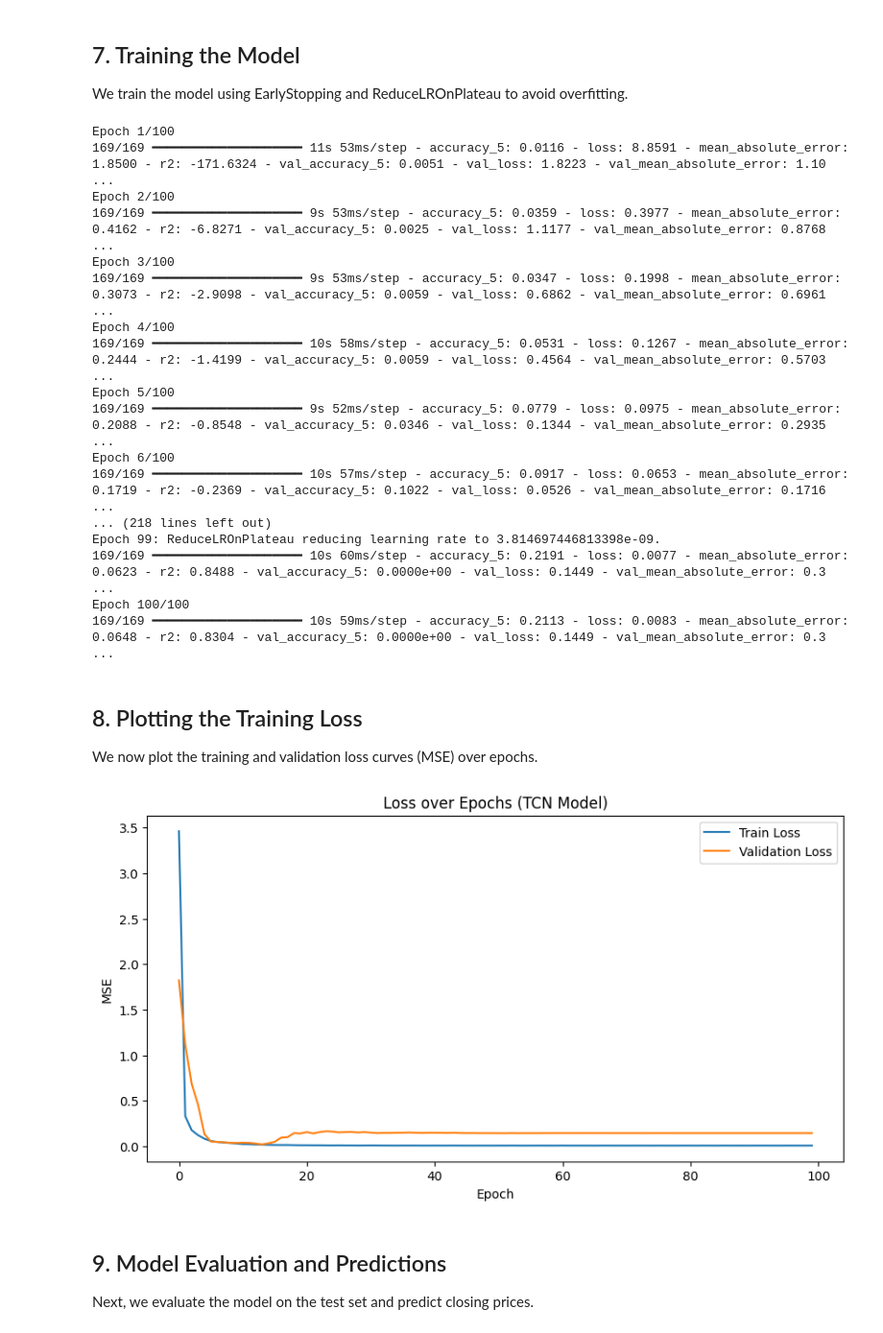
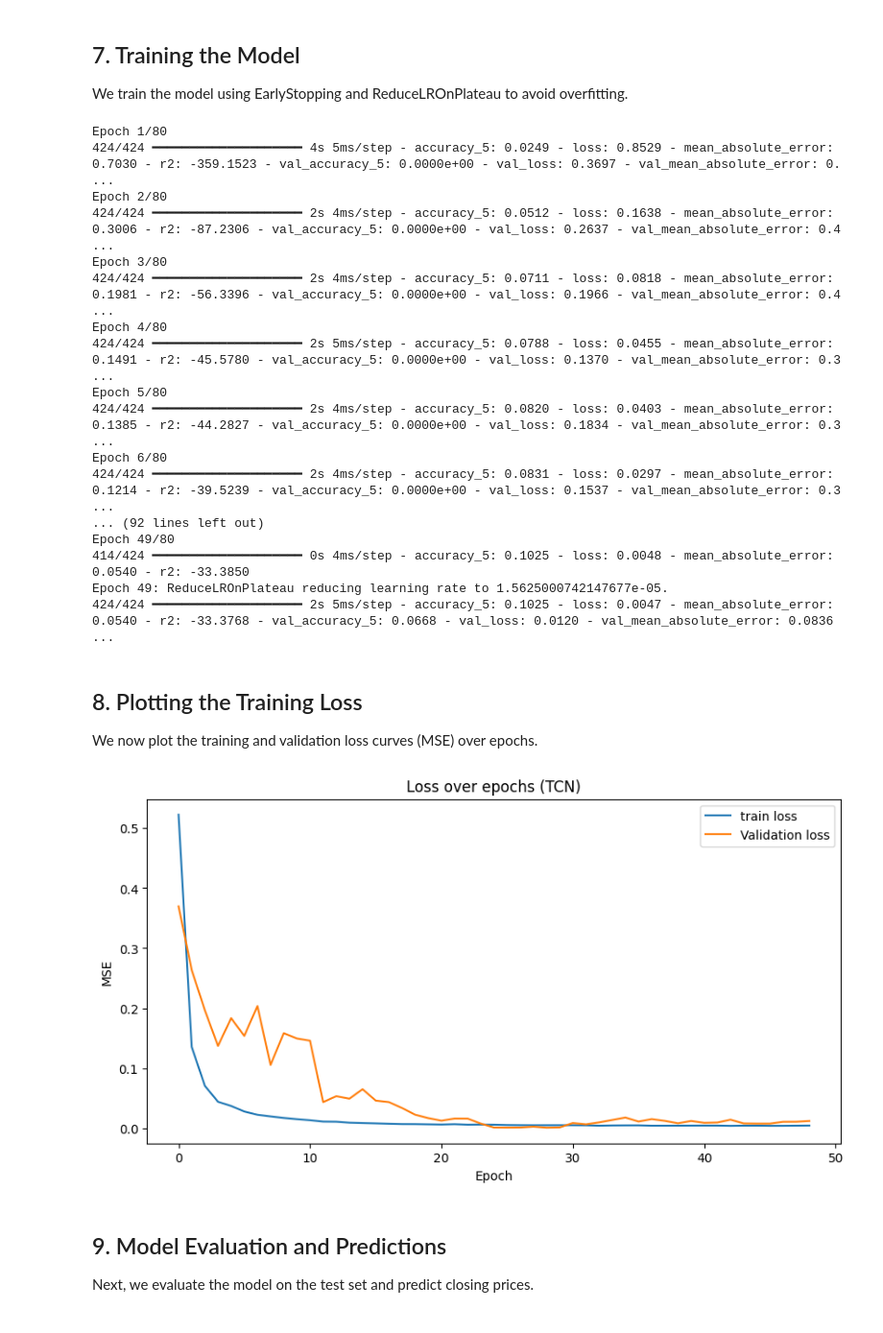
Before and after one commit to Weltozz/CS---DL-Project, a Jupyter notebook: TCN_model/TCN.ipynb, the cells around one changed output. Shown at 96% size. Cells and saved outputs as stored; diff of their text form; code cells hidden in the pictures.

```diff
--- a/TCN_model/TCN.ipynb
+++ b/TCN_model/TCN.ipynb
@@ -124,11 +140,8 @@ array([[-0.77483171],
 We use a sliding window approach to create input sequences and corresponding targets.
 Here, we use a sequence length of 1000 days to predict the following day.
 # %%
-# Set sequence length (number of input days)
-sequence_length = 2000
+sequence_length = 10 # nombre de features pour l'entrainement (nombre de jours d'entrée)
 
-# Create sequences using the function from DL_TCN
-X, y = CREATE_SEQUENCES(scaled_prices, sequence_length=sequence_length)
-print("X shape:", X.shape)
-print("y shape:", y.shape)
+X, y = CREATE_SEQUENCES(df, sequence_length=sequence_length)
+print("X shape :", X.shape, "y shape :", y.shape)
 # %% [output]
@@ -161,7 +175,7 @@ Test shapes: (1158, 2000, 1) (1158, 1)
 We build our hybrid TCN+LSTM model using the function from the module.
 Our model takes sequences of shape (sequence_length, 1) and predicts a single value.
 # %%
-# Build the model using the function from DL_TCN
-model = NN_MODEL(input_shape=(sequence_length, 1), learning_rate=0.0005)
+input_shape = (sequence_length, X.shape[-1])
+model = NN_MODEL(input_shape=input_shape)
 model.summary()
 # %% [output]
@@ -181,15 +198,23 @@ Model: "sequential_15"
 
 We train the model using EarlyStopping and ReduceLROnPlateau to avoid overfitting.
 # %%
-# Define callbacks
-early_stopping = EarlyStopping(monitor='val_loss', patience=12, restore_best_weights=True)
-reduce_lr = ReduceLROnPlateau(monitor='val_loss', factor=0.5, patience=5, verbose=1)
+early_stopping = EarlyStopping(
+    monitor='val_loss',
+    patience=20,
+    restore_best_weights=True
+) # on arrete l'entrainement si la loss ne diminue plus sur plusieurs epochs
 
-# Train the model
+reduce_lr = ReduceLROnPlateau(
+    monitor='val_loss',
+    factor=0.5,
+    patience=5,
+    verbose=1
+) # quand la loss ne diminue plus, on baisse le learning rate
+
 history = model.fit(
     X_train, y_train,
-    epochs=100,
-    batch_size=32,
+    epochs=80,
+    batch_size=16,
     validation_data=(X_val, y_val),
     callbacks=[
         early_stopping,
@@ -197,38 +222,42 @@ history = model.fit(
     ]
 )
 # %% [output]
-Epoch 1/100
-169/169 ━━━━━━━━━━━━━━━━━━━━ 11s 53ms/step - accuracy_5: 0.0116 - loss: 8.8591 - mean_absolute_error: 1.8500 - r2: -171.6324 - val_accuracy_5: 0.0051 - val_loss: 1.8223 - val_mean_absolute_error: 1.10 ...
-Epoch 2/100
-169/169 ━━━━━━━━━━━━━━━━━━━━ 9s 53ms/step - accuracy_5: 0.0359 - loss: 0.3977 - mean_absolute_error: 0.4162 - r2: -6.8271 - val_accuracy_5: 0.0025 - val_loss: 1.1177 - val_mean_absolute_error: 0.8768  ...
-Epoch 3/100
-169/169 ━━━━━━━━━━━━━━━━━━━━ 9s 53ms/step - accuracy_5: 0.0347 - loss: 0.1998 - mean_absolute_error: 0.3073 - r2: -2.9098 - val_accuracy_5: 0.0059 - val_loss: 0.6862 - val_mean_absolute_error: 0.6961  ...
-Epoch 4/100
-169/169 ━━━━━━━━━━━━━━━━━━━━ 10s 58ms/step - accuracy_5: 0.0531 - loss: 0.1267 - mean_absolute_error: 0.2444 - r2: -1.4199 - val_accuracy_5: 0.0059 - val_loss: 0.4564 - val_mean_absolute_error: 0.5703 ...
-Epoch 5/100
-169/169 ━━━━━━━━━━━━━━━━━━━━ 9s 52ms/step - accuracy_5: 0.0779 - loss: 0.0975 - mean_absolute_error: 0.2088 - r2: -0.8548 - val_accuracy_5: 0.0346 - val_loss: 0.1344 - val_mean_absolute_error: 0.2935  ...
-Epoch 6/100
-169/169 ━━━━━━━━━━━━━━━━━━━━ 10s 57ms/step - accuracy_5: 0.0917 - loss: 0.0653 - mean_absolute_error: 0.1719 - r2: -0.2369 - val_accuracy_5: 0.1022 - val_loss: 0.0526 - val_mean_absolute_error: 0.1716 ...
-... (218 lines left out)
-Epoch 99: ReduceLROnPlateau reducing learning rate to 3.814697446813398e-09.
-169/169 ━━━━━━━━━━━━━━━━━━━━ 10s 60ms/step - accuracy_5: 0.2191 - loss: 0.0077 - mean_absolute_error: 0.0623 - r2: 0.8488 - val_accuracy_5: 0.0000e+00 - val_loss: 0.1449 - val_mean_absolute_error: 0.3 ...
-Epoch 100/100
-169/169 ━━━━━━━━━━━━━━━━━━━━ 10s 59ms/step - accuracy_5: 0.2113 - loss: 0.0083 - mean_absolute_error: 0.0648 - r2: 0.8304 - val_accuracy_5: 0.0000e+00 - val_loss: 0.1449 - val_mean_absolute_error: 0.3 ...
+Epoch 1/80
+424/424 ━━━━━━━━━━━━━━━━━━━━ 4s 5ms/step - accuracy_5: 0.0249 - loss: 0.8529 - mean_absolute_error: 0.7030 - r2: -359.1523 - val_accuracy_5: 0.0000e+00 - val_loss: 0.3697 - val_mean_absolute_error: 0. ...
+Epoch 2/80
+424/424 ━━━━━━━━━━━━━━━━━━━━ 2s 4ms/step - accuracy_5: 0.0512 - loss: 0.1638 - mean_absolute_error: 0.3006 - r2: -87.2306 - val_accuracy_5: 0.0000e+00 - val_loss: 0.2637 - val_mean_absolute_error: 0.4 ...
+Epoch 3/80
+424/424 ━━━━━━━━━━━━━━━━━━━━ 2s 4ms/step - accuracy_5: 0.0711 - loss: 0.0818 - mean_absolute_error: 0.1981 - r2: -56.3396 - val_accuracy_5: 0.0000e+00 - val_loss: 0.1966 - val_mean_absolute_error: 0.4 ...
+Epoch 4/80
+424/424 ━━━━━━━━━━━━━━━━━━━━ 2s 5ms/step - accuracy_5: 0.0788 - loss: 0.0455 - mean_absolute_error: 0.1491 - r2: -45.5780 - val_accuracy_5: 0.0000e+00 - val_loss: 0.1370 - val_mean_absolute_error: 0.3 ...
+Epoch 5/80
+424/424 ━━━━━━━━━━━━━━━━━━━━ 2s 4ms/step - accuracy_5: 0.0820 - loss: 0.0403 - mean_absolute_error: 0.1385 - r2: -44.2827 - val_accuracy_5: 0.0000e+00 - val_loss: 0.1834 - val_mean_absolute_error: 0.3 ...
+Epoch 6/80
+424/424 ━━━━━━━━━━━━━━━━━━━━ 2s 4ms/step - accuracy_5: 0.0831 - loss: 0.0297 - mean_absolute_error: 0.1214 - r2: -39.5239 - val_accuracy_5: 0.0000e+00 - val_loss: 0.1537 - val_mean_absolute_error: 0.3 ...
+... (92 lines left out)
+Epoch 49/80
+414/424 ━━━━━━━━━━━━━━━━━━━━ 0s 4ms/step - accuracy_5: 0.1025 - loss: 0.0048 - mean_absolute_error: 0.0540 - r2: -33.3850
+Epoch 49: ReduceLROnPlateau reducing learning rate to 1.5625000742147677e-05.
+424/424 ━━━━━━━━━━━━━━━━━━━━ 2s 5ms/step - accuracy_5: 0.1025 - loss: 0.0047 - mean_absolute_error: 0.0540 - r2: -33.3768 - val_accuracy_5: 0.0668 - val_loss: 0.0120 - val_mean_absolute_error: 0.0836  ...
 # %% [markdown]
 ## 8. Plotting the Training Loss
 
 We now plot the training and validation loss curves (MSE) over epochs.
 # %%
 plt.figure(figsize=(10, 5))
-plt.plot(history.history['loss'], label='Train Loss')
-plt.plot(history.history['val_loss'], label='Validation Loss')
+
+plt.plot(history.history['loss'], label='train loss')
+plt.plot(history.history['val_loss'], label='Validation loss')
+
 plt.xlabel('Epoch')
 plt.ylabel('MSE')
-plt.title('Loss over Epochs (TCN Model)')
+
+plt.title("Loss over epochs (TCN)")
+
 plt.legend()
 plt.show()
 # %% [output]
-[figure, old version]
+[figure, new version]
 # %% [markdown]
 ## 9. Model Evaluation and Predictions
 
```
Also changed, not shown: parts of 10 cells of this notebook, 1 other file.
